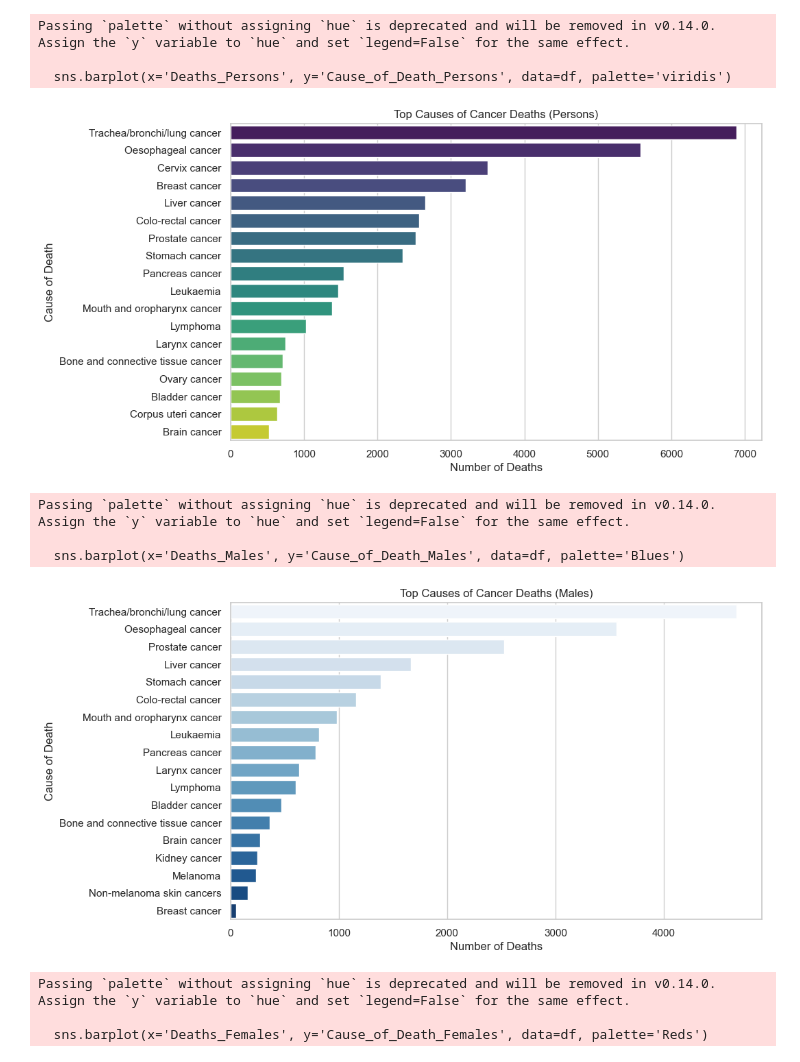
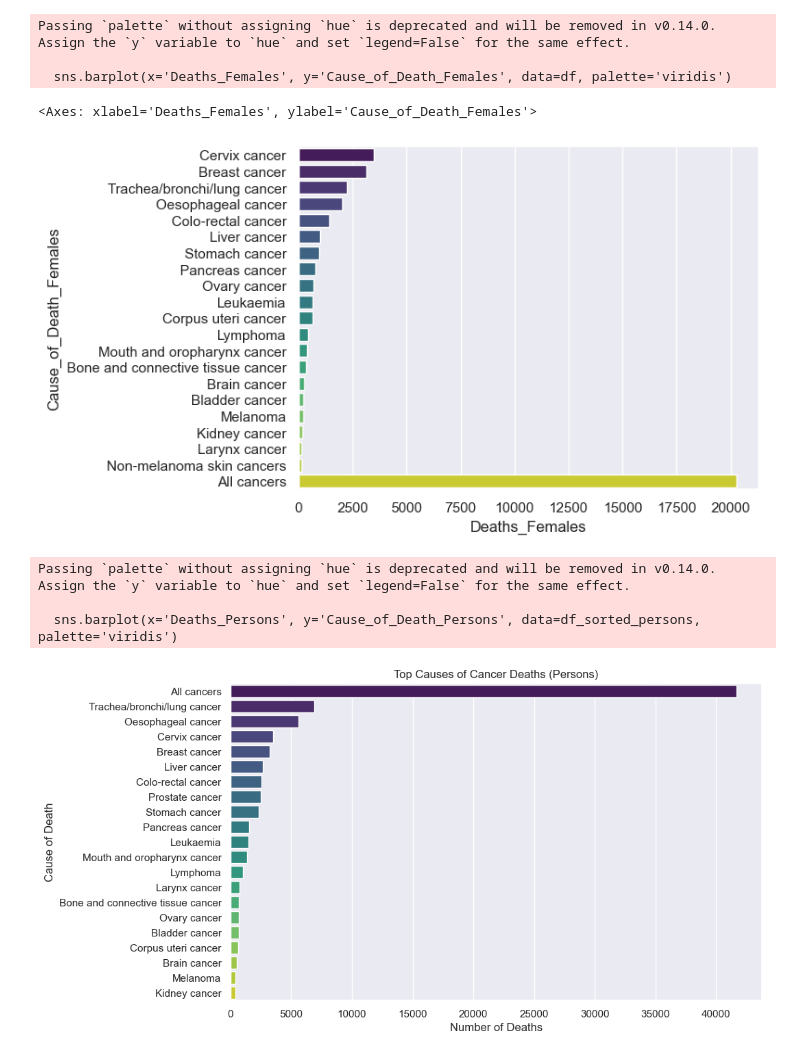
Before and after one commit to Nthabyy/Fatal-Cancer-Analysis-SA, a Jupyter notebook: test.ipynb, the cells around one changed output. Drawn from its saved outputs; the diff is of its cells as text; code cells hidden in the pictures.

```diff
--- a/test.ipynb
+++ b/test.ipynb
@@ -43,0 +148,4 @@ df.to_excel(r"C:\Backup\Desktop\Cancer analysis\cleaned_cancer_data.xlsx", index
+# %%
+df['Deaths_Males'] = df['Deaths_Males'].astype(float)
+# %%
+df['Deaths_Males'].interpolate(method='linear', inplace=True)
@@ -43,0 +159,4 @@ df.to_excel(r"C:\Backup\Desktop\Cancer analysis\cleaned_cancer_data.xlsx", index
+# %%
+df['Deaths_Males']=df['Deaths_Males'].round(2)
+# %%
+df['Rank']=df['Rank'].fillna(21)
@@ -52,38 +211,23 @@ df.describe()
+# %%
+sns.barplot(x='Deaths_Females', y='Cause_of_Death_Females', data=df, palette='viridis')
+# %% [output]
+Passing `palette` without assigning `hue` is deprecated and will be removed in v0.14.0. Assign the `y` variable to `hue` and set `legend=False` for the same effect.
+
+  sns.barplot(x='Deaths_Females', y='Cause_of_Death_Females', data=df, palette='viridis')
+<Axes: xlabel='Deaths_Females', ylabel='Cause_of_Death_Females'>
+[figure, added]
 # %%
-sns.set(style="whitegrid")
+df_sorted_persons = df.sort_values('Deaths_Persons', ascending=False)
 
-# Plot for the general population
+# Plot for general population
 plt.figure(figsize=(10, 6))
-sns.barplot(x='Deaths_Persons', y='Cause_of_Death_Persons', data=df, palette='viridis')
+sns.barplot(x='Deaths_Persons', y='Cause_of_Death_Persons', data=df_sorted_persons, palette='viridis')
 plt.title('Top Causes of Cancer Deaths (Persons)')
 plt.xlabel('Number of Deaths')
 plt.ylabel('Cause of Death')
 plt.show()
-
-# Plot for Males
-plt.figure(figsize=(10, 6))
-sns.barplot(x='Deaths_Males', y='Cause_of_Death_Males', data=df, palette='Blues')
-plt.title('Top Causes of Cancer Deaths (Males)')
-plt.xlabel('Number of Deaths')
-plt.ylabel('Cause of Death')
-plt.show()
-
-# Plot for Females
-plt.figure(figsize=(10, 6))
-sns.barplot(x='Deaths_Females', y='Cause_of_Death_Females', data=df, palette='Reds')
-plt.title('Top Causes of Cancer Deaths (Females)')
-plt.xlabel('Number of Deaths')
-plt.ylabel('Cause of Death')
-plt.show()
 # %% [output]
 Passing `palette` without assigning `hue` is deprecated and will be removed in v0.14.0. Assign the `y` variable to `hue` and set `legend=False` for the same effect.
 
-  sns.barplot(x='Deaths_Persons', y='Cause_of_Death_Persons', data=df, palette='viridis')
+  sns.barplot(x='Deaths_Persons', y='Cause_of_Death_Persons', data=df_sorted_persons, palette='viridis')
-[figure, old version]
+[figure, new version]
-Passing `palette` without assigning `hue` is deprecated and will be removed in v0.14.0. Assign the `y` variable to `hue` and set `legend=False` for the same effect.
-
-  sns.barplot(x='Deaths_Males', y='Cause_of_Death_Males', data=df, palette='Blues')
-[figure, removed]
-Passing `palette` without assigning `hue` is deprecated and will be removed in v0.14.0. Assign the `y` variable to `hue` and set `legend=False` for the same effect.
-
-  sns.barplot(x='Deaths_Females', y='Cause_of_Death_Females', data=df, palette='Reds')
```
Also changed, not shown: parts of 31 cells of this notebook, 1 other file.
